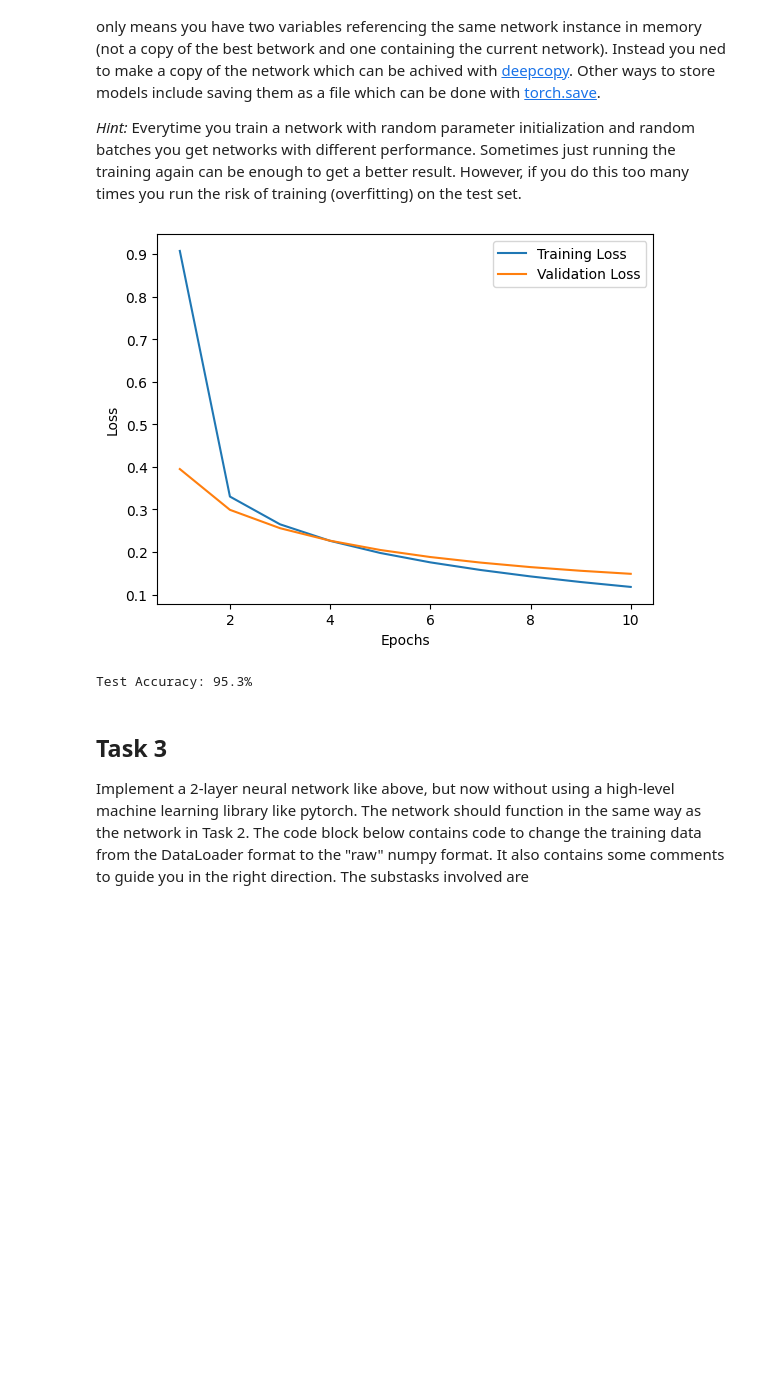
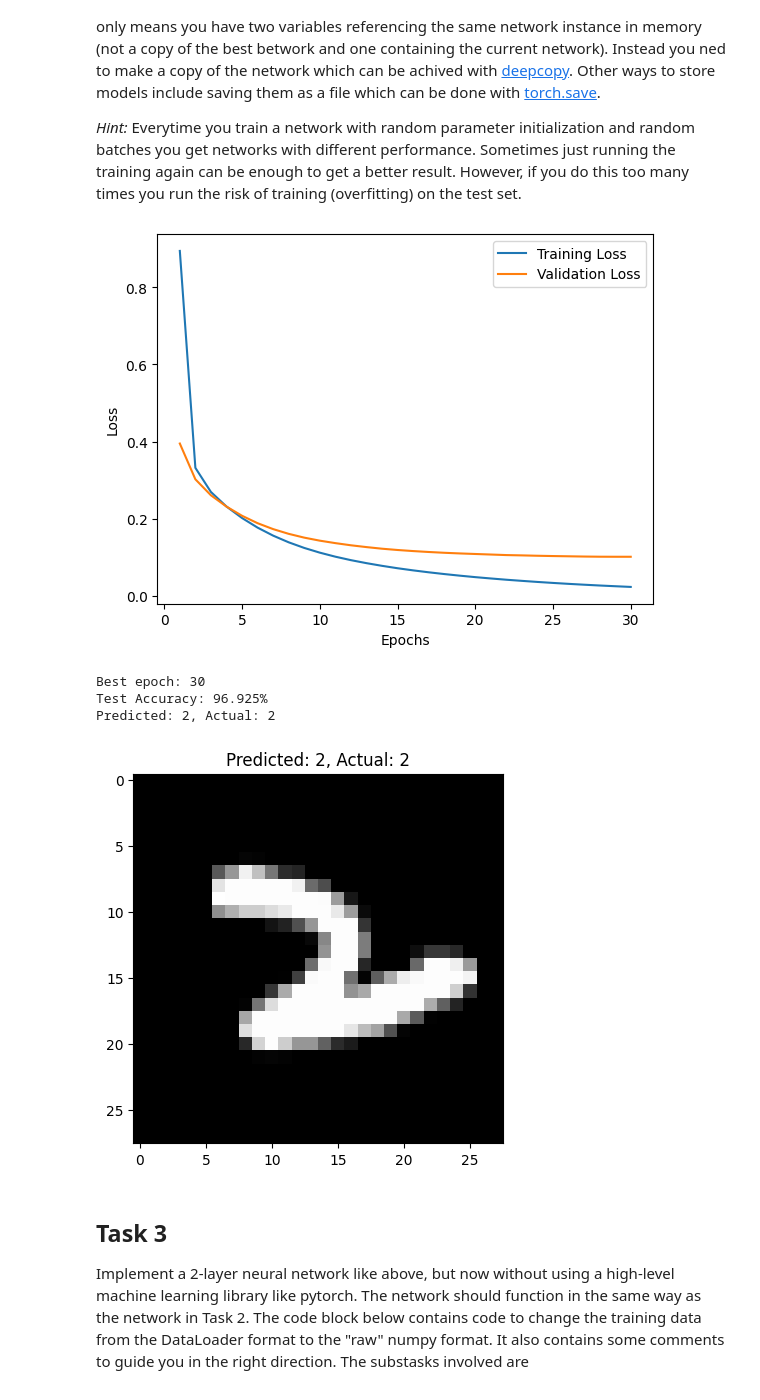
Before and after one commit to Hundmat/D7046E, a Jupyter notebook: exercise1/ANN-Exercise-1.ipynb, the cells around one changed output. Saved outputs shown, nothing was run; the diff lists cells and outputs as text; code cells hidden in the pictures; blank space fills up the shorter version.

Commit message:
added image and print for predicting image

```diff
--- a/exercise1/ANN-Exercise-1.ipynb
+++ b/exercise1/ANN-Exercise-1.ipynb
@@ -368,11 +368,12 @@ to_onehot = nn.Embedding(10, 10)
 to_onehot.weight.data = torch.eye(10)
 
 # ---------------------------------Training loop---------------------------------
-epochs = 10
+epochs = 30
 best_accuracy = 0.0
 best_model = copy.deepcopy(network.state_dict())
 validation_losses=[]
 training_losses=[]
+best_epoch = 0
 
 for epoch in range(epochs):
     training_loss=0.0
@@ -439,6 +440,8 @@ for epoch in range(epochs):
     if accuracy > best_accuracy:
         best_accuracy = accuracy
         best_model = copy.deepcopy(network.state_dict())
+        best_epoch = epoch
+
 
 # Plot the training and validation losses
 plt.plot(range(1, epochs + 1), training_losses, label='Training Loss')
@@ -449,35 +452,55 @@ plt.legend()
 plt.show()
 
 # Load the best model
 network.load_state_dict(best_model)
 
 
 # ---------------------------------Test the network---------------------------------
 correct = 0
 total = 0
 # Test the network
 with torch.no_grad():
     for images, labels in test_loader:
         # Reshape the images to a single vector (28*28 = 784)
         images = images.view(-1, 784)
 
         # Predict for each digit in the batch what class they belong to
         prediction = network(images)
 
         # Get the index of the max log-probability
         _, predicted = torch.max(prediction.data, 1)
 
         # Update the total number of labels
         total += labels.size(0)
 
         # Update the number of correct predictions
         correct += (predicted == labels).sum().item()
 
 accuracy = 100 * correct / total
+print(f'Best epoch: {best_epoch+1}')
 print(f'Test Accuracy: {accuracy}%')
+
+# Example of the network predicting correctly with an image and the output
+example_image, example_label = test_dataset[0]
+example_image = example_image.view(-1, 784)
+
+# Predict the class of the example image
+with torch.no_grad():
+    example_prediction = network(example_image)
+
+# Get the index of the max log-probability
+_, example_predicted = torch.max(example_prediction.data, 1)
+
+print(f'Predicted: {example_predicted.item()}, Actual: {example_label}')
+plt.imshow(example_image.view(28, 28), cmap='gray')
+plt.title(f'Predicted: {example_predicted.item()}, Actual: {example_label}')
+plt.show()
 # %% [output]
-[figure, old version]
+[figure, new version]
-Test Accuracy: 95.3%
+Best epoch: 30
+Test Accuracy: 96.925%
+Predicted: 2, Actual: 2
+[figure, added]
 # %% [markdown]
 ## Task 3
 
```
Also changed, not shown: parts of 1 cell of this notebook.
